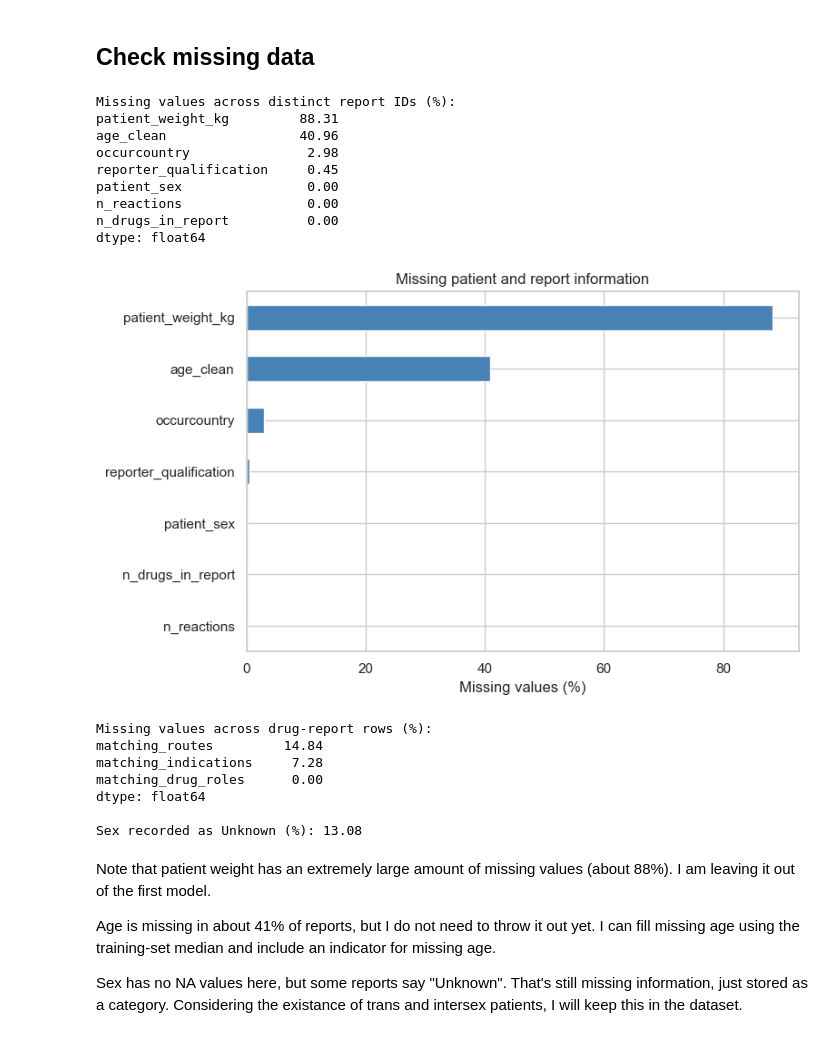
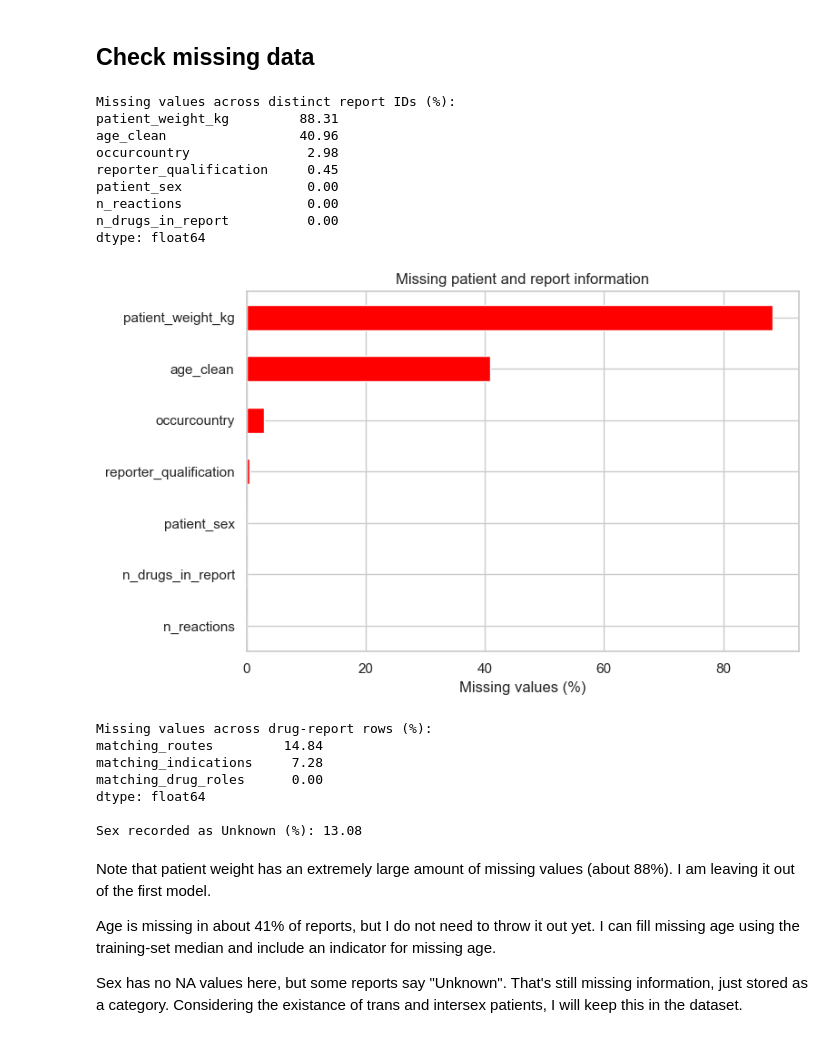
Before and after one commit to SavannaCabrera8796/DS5003_Group_5_Project, a Jupyter notebook: Group 5 Class Project Code.ipynb, the cells around one changed output. Drawn from its saved outputs; the diff is of its cells as text; code cells hidden in the pictures.

```diff
--- a/Group 5 Class Project Code.ipynb
+++ b/Group 5 Class Project Code.ipynb
@@ -203,35 +203,35 @@ missing = (
 print("Missing values across distinct report IDs (%):")
 print(missing.round(2))
 
 plt.figure(figsize=(8, 5))
-missing.sort_values().plot(kind="barh", color="steelblue")
+missing.sort_values().plot(kind="barh", color="red")
 plt.xlabel("Missing values (%)")
 plt.title("Missing patient and report information")
 plt.tight_layout()
 plt.show()
 
 #Drug-specific fields stay in latest_rows; these have a different denominator
 drug_missing = (
     latest_rows[["matching_indications", "matching_routes", "matching_drug_roles"]]
     .isna().mean().mul(100).sort_values(ascending=False)
 )
 print("\nMissing values across drug-report rows (%):")
 print(drug_missing.round(2))
 
 #Unknown is already a category here, so isna() does not count it
 print("\nSex recorded as Unknown (%):",
       round(reports["patient_sex"].eq("Unknown").mean() * 100, 2))
 # %% [output]
 Missing values across distinct report IDs (%):
 patient_weight_kg         88.31
 age_clean                 40.96
 occurcountry               2.98
 reporter_qualification     0.45
 patient_sex                0.00
 n_reactions                0.00
 n_drugs_in_report          0.00
 dtype: float64
-[figure, old version]
+[figure, new version]
 Missing values across drug-report rows (%):
 matching_routes         14.84
 matching_indications     7.28
```
Also changed, not shown: parts of 16 cells of this notebook.
